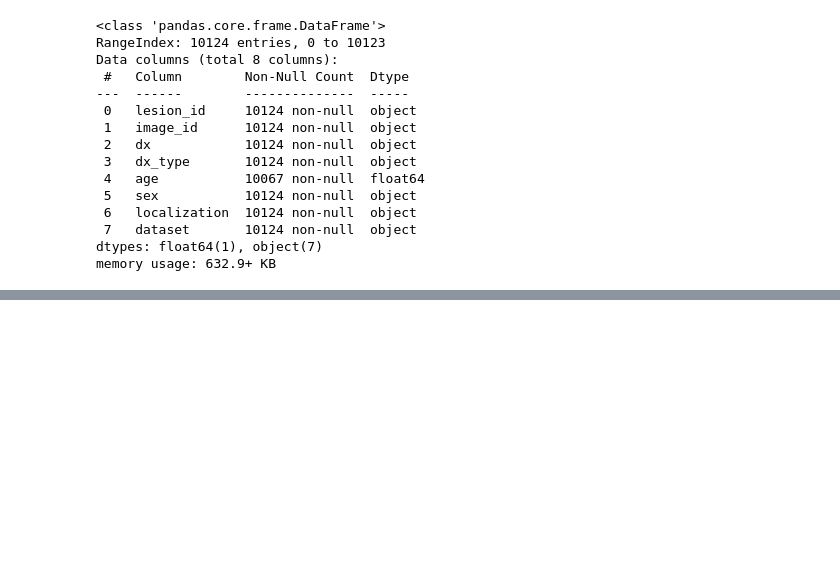
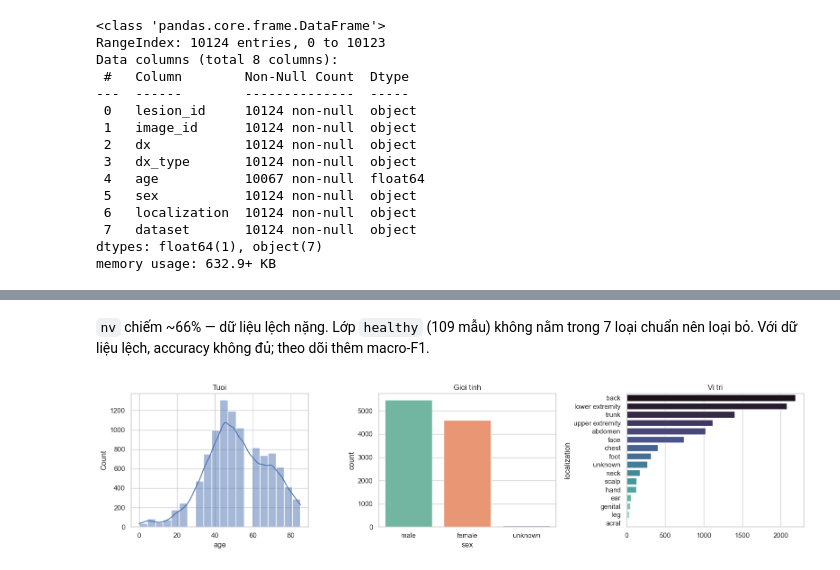
Before and after one commit to PTAxHVA/skin-cancer-detection, a Jupyter notebook: notebooks/skin_cancer_detection.ipynb, the cells around one changed output, grey strips where cells are left out. Cells and saved outputs as stored; diff of their text form; code cells hidden in the pictures; blank space fills up the shorter version.

```diff
--- a/notebooks/skin_cancer_detection.ipynb
+++ b/notebooks/skin_cancer_detection.ipynb
@@ -395,0 +110,12 @@ Test accuracy: 0.714 | macro-F1: 0.633
+# %% [markdown]
+`nv` chiếm ~66% — dữ liệu lệch nặng. Lớp `healthy` (109 mẫu) không nằm trong 7 loại
+chuẩn nên loại bỏ. Với dữ liệu lệch, accuracy không đủ; theo dõi thêm macro-F1.
+# %%
+fig, ax = plt.subplots(1, 3, figsize=(16, 4))
+sns.histplot(df['age'].dropna(), bins=20, kde=True, ax=ax[0]); ax[0].set_title("Tuoi")
+sns.countplot(x='sex', data=df, ax=ax[1], palette="Set2"); ax[1].set_title("Gioi tinh")
+loc = df['localization'].value_counts()
+sns.barplot(y=loc.index, x=loc.values, ax=ax[2], palette="mako"); ax[2].set_title("Vi tri")
+plt.tight_layout(); plt.show()
+# %% [output]
+[figure, added]
```
Also changed, not shown: parts of 54 cells of this notebook, 7 other files.
